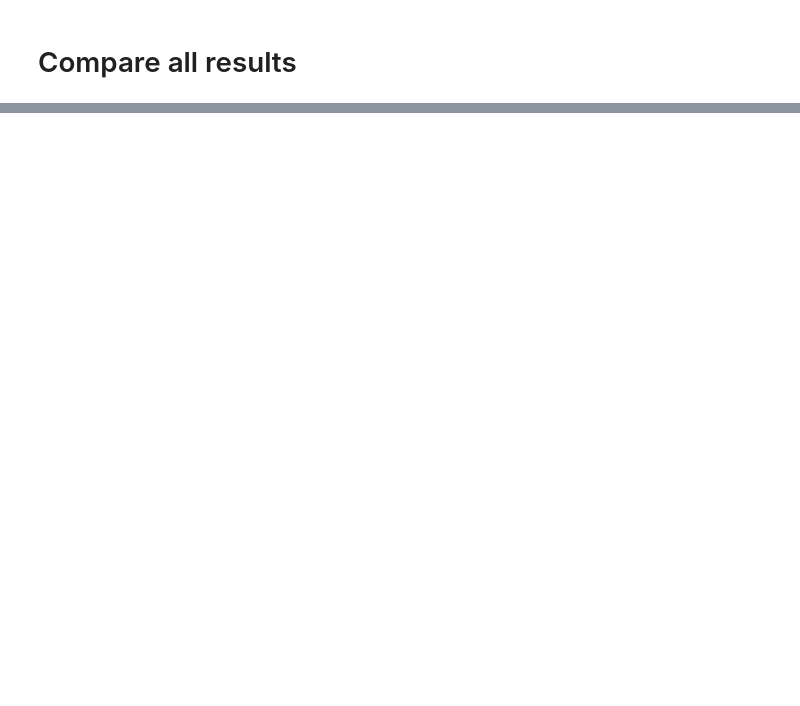
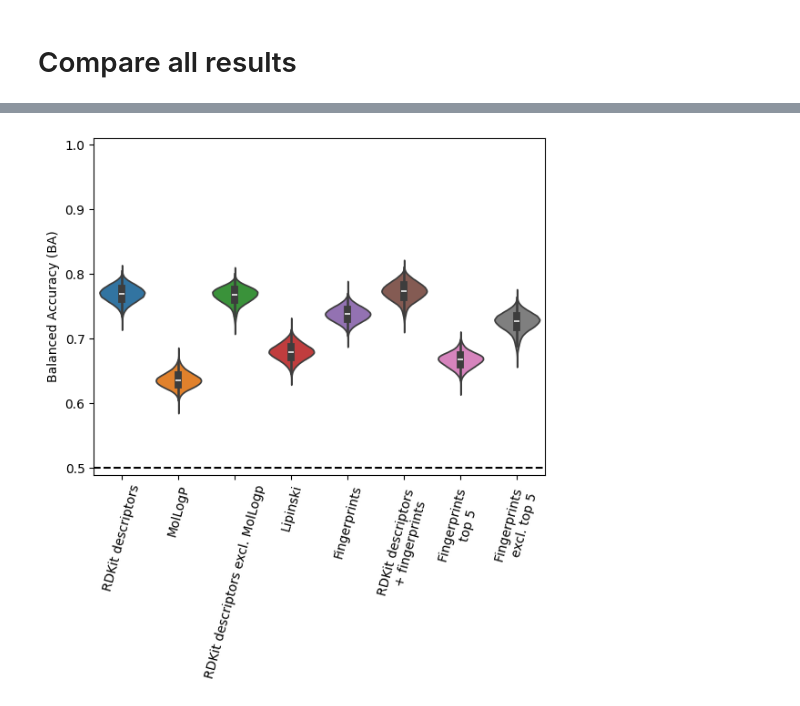
Before and after one commit to niklastoetsch/CS-SMol-AndroR-model-publication, a Jupyter notebook: comparison_for_different_feature_spaces.ipynb, the cells around one changed output, grey strips where cells are left out. Cells and saved outputs as stored; diff of their text form; code cells hidden in the pictures; blank space fills up the shorter version.

```diff
--- a/comparison_for_different_feature_spaces.ipynb
+++ b/comparison_for_different_feature_spaces.ipynb
@@ -100,7 +90,6 @@ top5_fingerprints = ['fp_650', 'fp_561', 'fp_486', 'fp_659', 'fp_893']
 # %%
 splits_fingerprints_top5, pipelines_fingerprints_top5 = ml.run_or_retrieve_from_disc(
-    # X=andror_df_all[top5_fingerprints],
-    X=[],
+    X=andror_df_all[top5_fingerprints],
     y=andror_df_all["final class"],
     groups=groups,
     training_name="fingerprints_top5",
@@ -561 +147,14 @@ elif sel_metric == "TNR":
+# %%
+comparison_df_CV = violinplot_bayesian_estimate_of_performance_metrics({
+    "RDKit descriptors": CV_rdkit_descriptors,
+    "MolLogP": CV_MolLogP,
+    "RDKit descriptors excl. MolLogp": CV_rdkit_descriptors_excl_MolLogP,
+    "Lipinski": CV_Lipinski,
+    "Fingerprints": CV_fingerprints,
+    "RDKit descriptors \n+ fingerprints": CV_rdkit_descriptors_and_fingerprints,
+    "Fingerprints \n top 5": CV_fingerprints_top5,
+    "Fingerprints \n excl. top 5": CV_fingerprints_excl_top5,
+}, sel_metric="balanced accuracy")
+# %% [output]
+[figure, added]
 # %%
```
Also changed, not shown: parts of 66 cells of this notebook.
